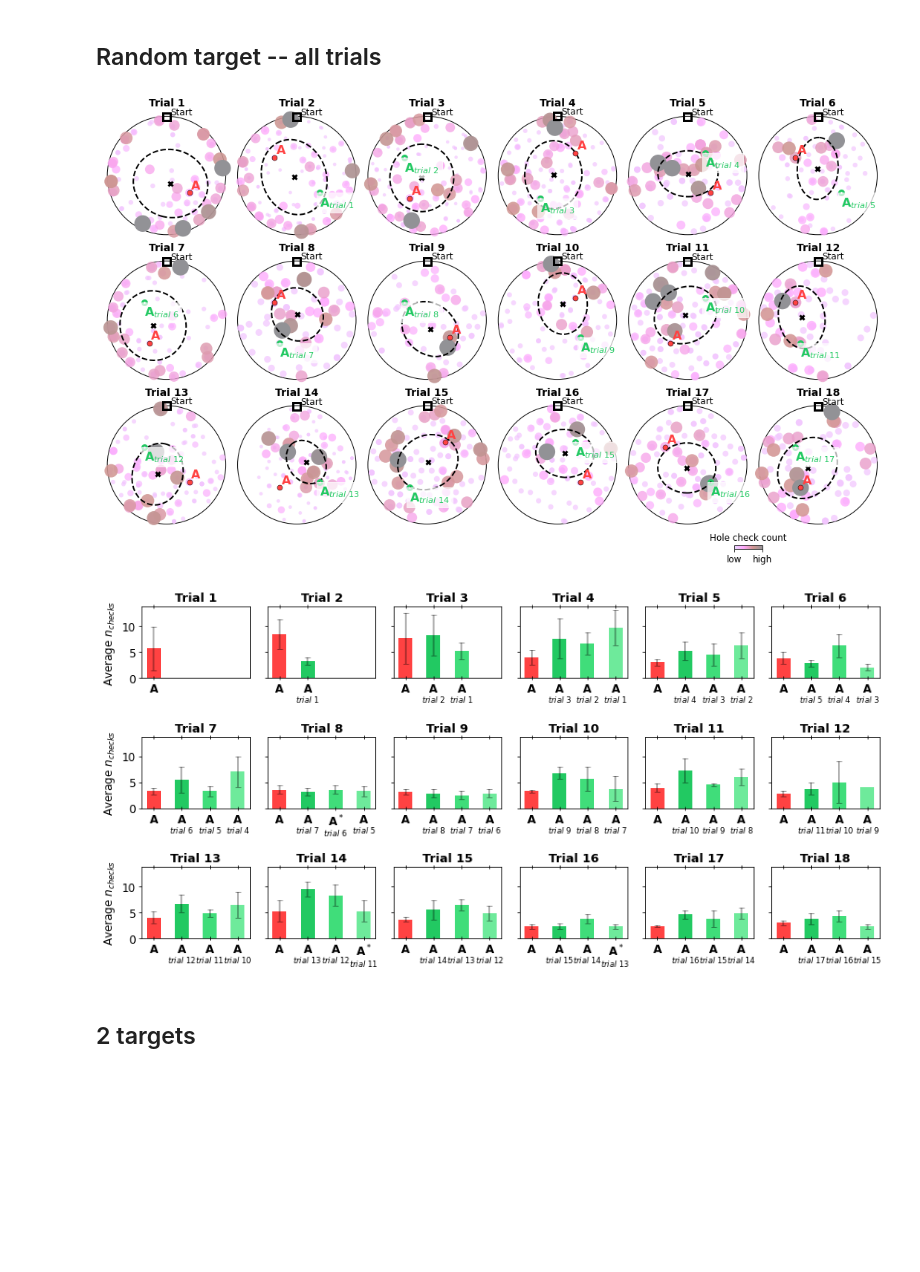
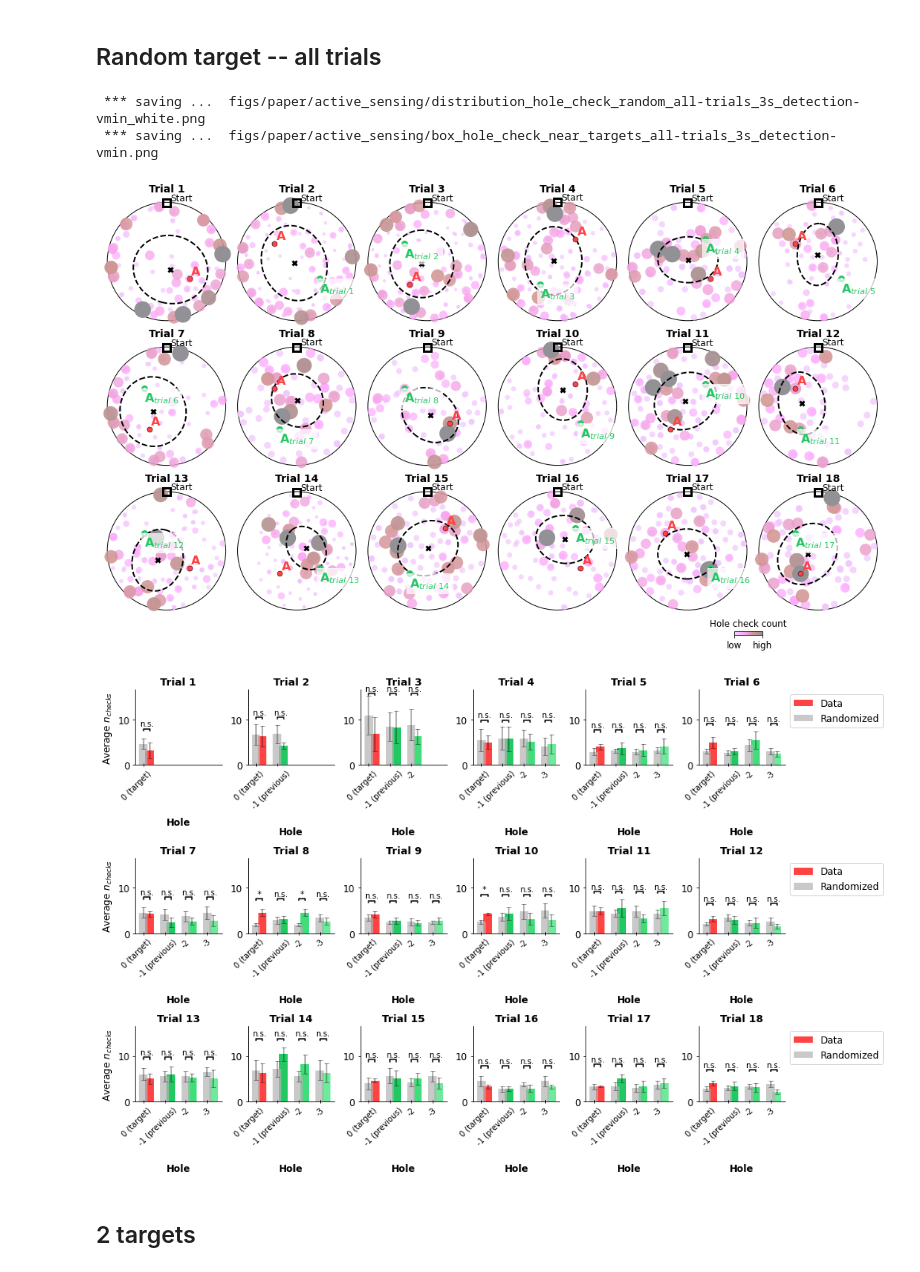
Before and after one commit to neuro-physics/mouse-cogmap, a Jupyter notebook: fig_paper_active_sensing_spatial_distribution.ipynb, the cells around one changed output. Cells and saved outputs as stored; diff of their text form; code cells hidden in the pictures; blank space fills up the shorter version.

Commit message:
adding updates for the new version of the paper

```diff
--- a/fig_paper_active_sensing_spatial_distribution.ipynb
+++ b/fig_paper_active_sensing_spatial_distribution.ipynb
@@ -508,16 +951,23 @@ sum_n_checks       = False # if True, sums all checks; if False, averages the ch
 ignore_zero_checks = True  # if True, ignores n_checks=0 when summing or averaging
 target_horizon     = numpy.min(d_intertarget)/2.0 # 15.0 # cm
 n_checks           = [ tran.calc_number_of_checkings_near_position(all_trials_ft_rot,r0,target_horizon,hole_horizon,threshold_method='ampv',gamma=0.2,ignore_entrance_positions=ignore_entrance_positions,use_velocity_minima=use_velocity_minima,velocity_min_prominence=velocity_min_prominence) for r0 in r_target_per_trial_un ]
-n_cheks_arr        = numpy.moveaxis(numpy.array(n_checks),0,1).astype(float)
+n_checks_arr       = numpy.moveaxis(numpy.array(n_checks),0,1).astype(float)
+
+n_checks_randomized     = [ tran.calc_number_of_checkings_near_position(all_trials_ft_rot,r0,target_horizon,hole_horizon,threshold_method='ampv',gamma=0.2,ignore_entrance_positions=ignore_entrance_positions,use_velocity_minima=use_velocity_minima,velocity_min_prominence=velocity_min_prominence,randomize_check_positions=True) for r0 in r_target_per_trial_un ]
+n_checks_arr_randomized = numpy.moveaxis(numpy.array(n_checks_randomized),0,1).astype(float)
 
 if ignore_zero_checks:
-    n_cheks_arr[n_cheks_arr==0]=numpy.nan
+    n_checks_arr[n_checks_arr==0]=numpy.nan
 accum_func     = numpy.nansum if sum_n_checks else misc.nanmean
-n_checks_mmean = misc.sort_each_row(  accum_func(n_cheks_arr,axis=2), col_order_n_checks)
-n_checks_mstd  = misc.sort_each_row(misc.nanserr(n_cheks_arr,axis=2), col_order_n_checks)
+n_checks_mmean = misc.sort_each_row(  accum_func(n_checks_arr,axis=2), col_order_n_checks)
+n_checks_mstd  = misc.sort_each_row(misc.nanserr(n_checks_arr,axis=2), col_order_n_checks)
+n_checks_mmean_randomized = misc.sort_each_row(  accum_func(n_checks_arr_randomized,axis=2), col_order_n_checks)
+n_checks_mstd_randomized  = misc.sort_each_row(misc.nanserr(n_checks_arr_randomized,axis=2), col_order_n_checks)
 
 
-
+p_threshold = 0.05
+res_ttest = misc.check_p_values([ misc.ttest(n_checks_arr_randomized[k,:,:].T,n_checks_arr[k,:,:].T,zscore_to_controls=True,nan_policy='omit',alternative='two-sided') for k in range(n_checks_arr_randomized.shape[0]) ],
+                          p_threshold=p_threshold)
 
 
 
@@ -542,53 +992,76 @@ for k in range(len(all_trials_ft_rot)):
     plot_args                = copy.deepcopy(plot_args_panel_ft1)
     plot_args['panel_label'] = 'Trial %s'%all_trials_ft_rot[k][0].trial
     pltt._plot_hole_check_spatial_distribution(all_trials_ft_rot[k][0],r_un_ft[k] ,r_count_ft[k] ,all_trials_ft_rot[k][0].r_target ,r_mean_ft[k] ,r_eigdir_ft[k] ,r_disp_ft[k] , ax=ax[i,j], **plot_args)
     pltt.plot_point(r_target_prev_ft[k],fmt='o',color=color_green ,markersize=6, ax=ax[i,j], pointArgs=dict(markeredgewidth=3, label='A$_{trial\\ %d}$'%trial_prev_label[k],labelArgs=dict(fontsize=16,va='top',ha='left'  , fontweight='bold',color=color_green ,pad=(0,-3) , backgroundcolor=get_color((0,0,0,0),(1,1,1,0.7))                          )))
 
 ax  = pltt.tight_arena_panels(ax,set_axis_off=True,adjust_title_position=False,dy_amid_panels=0.015)
 cax = pltt._add_colorbar(ax[-1,-2],cmap_name,w_fraction_of_ax=0.22,h_fraction_of_ax=0.03,p0=(1.1,-0.1),minmax_tick_labels=('low','high'),orientation='horizontal',title='Hole check count',titleArgs=dict(color=get_color('w','k'),fontsize=12),ticklabelsArgs=dict(color=get_color('w','k')))
 
 
 save_output_figures = True
 
 if save_output_figures:
     dark_label      = 'dark' if is_dark_bg else 'white'
     detection_label = 'vmin' if use_velocity_minima else 'slowdown'
-    plt.savefig(  f'{output_dir}/distribution_hole_check_random_all-trials_{time_delay_after_food:g}s_detection-{detection_label}_{dark_label}.png',format='png',dpi=300,facecolor=get_color((0,0,0,1),(1,1,1,1)),bbox_inches='tight')
+    pltt.savefig(f'{output_dir}/distribution_hole_check_random_all-trials_{time_delay_after_food:g}s_detection-{detection_label}_{dark_label}.png', format='png',dpi=300,facecolor=get_color((0,0,0,1),(1,1,1,1)),bbox_inches='tight')
 
 
 
-tick_labels_base = [ 'A', 'A', 'A', 'A' ]
-color_for_bars = [color_red,color_green,numpy.array((64, 221, 122,255))/255,numpy.array((110, 234, 155,255))/255]
+#tick_labels_base    = [ 'A', 'A', 'A', 'A' ]
+add_spacing         = lambda s,k: s+('\n \n ' if k < 2 else '')
+tick_labels_base    = [ '0 (target)', '-1 (previous)', '-2', '-3' ]
+color_for_bars      = [color_red,color_green,numpy.array((64, 221, 122,255))/255,numpy.array((110, 234, 155,255))/255]
+color_for_bars_rand = [0.7*numpy.ones(4) for _ in range(4)]
 
-fig,ax_all=plt.subplots(nrows=3,ncols=6,sharex=False,sharey=True,figsize=(12,6))
+show_previous_target_equal_current_in_tick_labels = False
+
+xtick_rotation   = 45
+
+fig,ax_all=plt.subplots(nrows=3,ncols=6,sharex=False,sharey=True,figsize=(14,9))
 for k,(ax,ind) in enumerate(zip(ax_all.flatten(),col_order_n_checks)):
-    ind_to_plot     = numpy.arange(numpy.min((k+1,4)))
-    n               = n_checks_mmean[k,ind_to_plot]
-    n_std           = n_checks_mstd[k,ind_to_plot]
-    tick_labels     = numpy.array([tick_labels_base[0]] + [ '%s%s\n$^{trial\\ %d}$'%(l,'$^*$' if q==ind[0] else '',m) for l,m,q in zip(tick_labels_base[1:],numpy.flip(numpy.arange(k-3,k+1))[1:]+1,ind[1:]) ],dtype=str)
-    #tick_labels     = numpy.array([tick_labels_base[0]] + [ '%s$%s_{trial\\ %d}$'%(l,'^*' if q==ind[0] else '',m) for l,m,q in zip(tick_labels_base[1:],numpy.flip(numpy.arange(k-3,k+1))[1:]+1,ind[1:]) ],dtype=str)
-    ax.bar(numpy.arange(n.size), n, yerr=n_std, tick_label=tick_labels[ind_to_plot],width=0.5,color=color_for_bars,capsize=3,ecolor=[0,0,0,0.4])
+    ind_to_plot         = numpy.arange(numpy.min((k+1,4)))
+    n                   = n_checks_mmean[k,ind_to_plot]
+    n_std               = n_checks_mstd[k,ind_to_plot]
+    n_randomized        = n_checks_mmean_randomized[k,ind_to_plot]
+    n_std_randomized    = n_checks_mstd_randomized[k,ind_to_plot]
+    # adding asterisk to tick labels with significant difference between n_checks and its randomized distribution
+    #tick_labels_base_tt = [ add_spacing(tl + ('*' if res else ''),nn) for nn,(tl,res) in enumerate(zip(tick_labels_base,res_ttest[k][ind])) ]
+    tick_labels         = numpy.array(tick_labels_base_tt,dtype=str)
+    bar_position        = numpy.arange(n.size) + 0.0
+    bar_position_rand   = numpy.arange(n_randomized.size) - 0.3
+    ax.bar(bar_position     , n           , yerr=n_std           ,tick_label=tick_labels[ind_to_plot],width=0.4,color=color_for_bars     ,capsize=3,ecolor=[0,0,0,0.4],label='Data')
+    ax.bar(bar_position_rand, n_randomized, yerr=n_std_randomized,tick_label=tick_labels[ind_to_plot],width=0.4,color=color_for_bars_rand,capsize=3,ecolor=[0,0,0,0.4],label='Randomized')
+    for p1,n1,p2,n2,result_ttest in zip(bar_position_rand,n_randomized,bar_position,n,res_ttest[k][ind]):
+        is_significant_txt  = '*' if result_ttest else 'n.s.'
+        pltt._annotate_boxplot(ax, 0, 1, [n_randomized+n_std_randomized/2,n+n_std/2], TXT=is_significant_txt, dy_txt=0.2,dy_bracket=0.3,bracket_size=0.2, color='k', is_log_scale=False, x1_plot_coord=p1, x2_plot_coord=p2, line_args=None, txt_args=None, symbol_args=None)
     ax.set_title('Trial %d'%(k+1),fontweight='bold',fontsize=13)
-    ax.tick_params(axis='x',which='major',rotation=0,top=True,direction='inout')
-    ax.set_xticklabels(tick_labels[ind_to_plot], fontdict=dict(family='sans-serif',verticalalignment='top',horizontalalignment='center',size=12,fontweight='bold'))
-ax_all[0,0].set_xlim(ax_all[-1,-1].get_xlim())
-ax_all[0,1].set_xlim(ax_all[-1,-1].get_xlim())
-ax_all[0,2].set_xlim(ax_all[-1,-1].get_xlim())
-ax_all[0,0].set_ylabel('Average $n_{checks}$',fontsize=12)
-ax_all[1,0].set_ylabel('Average $n_{checks}$',fontsize=12)
-ax_all[2,0].set_ylabel('Average $n_{checks}$',fontsize=12)
+    ax.tick_params(axis='x',which='major',rotation=xtick_rotation,top=True,direction='inout')
+    ax.set_xticklabels(tick_labels[ind_to_plot], fontdict=dict(family='sans-serif',verticalalignment='top',horizontalalignment='center',size=10)) #fontweight='bold'
+    ax.set_xlabel('Hole',fontsize=12,fontweight='bold')
+    pltt.set_box_axis(ax, False)
+ax_all[ 0,0].set_xlim(ax_all[-1,-1].get_xlim())
+ax_all[ 0,1].set_xlim(ax_all[-1,-1].get_xlim())
+ax_all[ 0,2].set_xlim(ax_all[-1,-1].get_xlim())
+ax_all[ 0,0].set_ylabel('Average $n_{checks}$',fontsize=12)
+ax_all[ 1,0].set_ylabel('Average $n_{checks}$',fontsize=12)
+ax_all[ 2,0].set_ylabel('Average $n_{checks}$',fontsize=12)
+ax_all[0,-1].legend(fontsize=12,bbox_to_anchor=(1,1),loc='upper left')
+ax_all[1,-1].legend(fontsize=12,bbox_to_anchor=(1,1),loc='upper left')
+ax_all[2,-1].legend(fontsize=12,bbox_to_anchor=(1,1),loc='upper left')
 
 fig.tight_layout()
 
 
 if save_output_figures:
     detection_label = 'vmin' if use_velocity_minima else 'slowdown'
-    plt.savefig(  f'{output_dir}/box_hole_check_near_targets_all-trials_{time_delay_after_food:g}s_detection-{detection_label}.png',format='png',dpi=300,facecolor=(1,1,1,1),bbox_inches='tight')
+    pltt.savefig(f'{output_dir}/box_hole_check_near_targets_all-trials_{time_delay_after_food:g}s_detection-{detection_label}.png',format='png',dpi=300,facecolor=(1,1,1,1),bbox_inches='tight')
 
 plt.show()
 # %% [output]
+ *** saving ...  figs/paper/active_sensing/distribution_hole_check_random_all-trials_3s_detection-vmin_white.png
+ *** saving ...  figs/paper/active_sensing/box_hole_check_near_targets_all-trials_3s_detection-vmin.png
 [figure]
-[figure, old version]
+[figure, new version]
 # %% [markdown]
 ## 2 targets
 # %%
```
Also changed, not shown: parts of 10 cells of this notebook, 8 other files.
